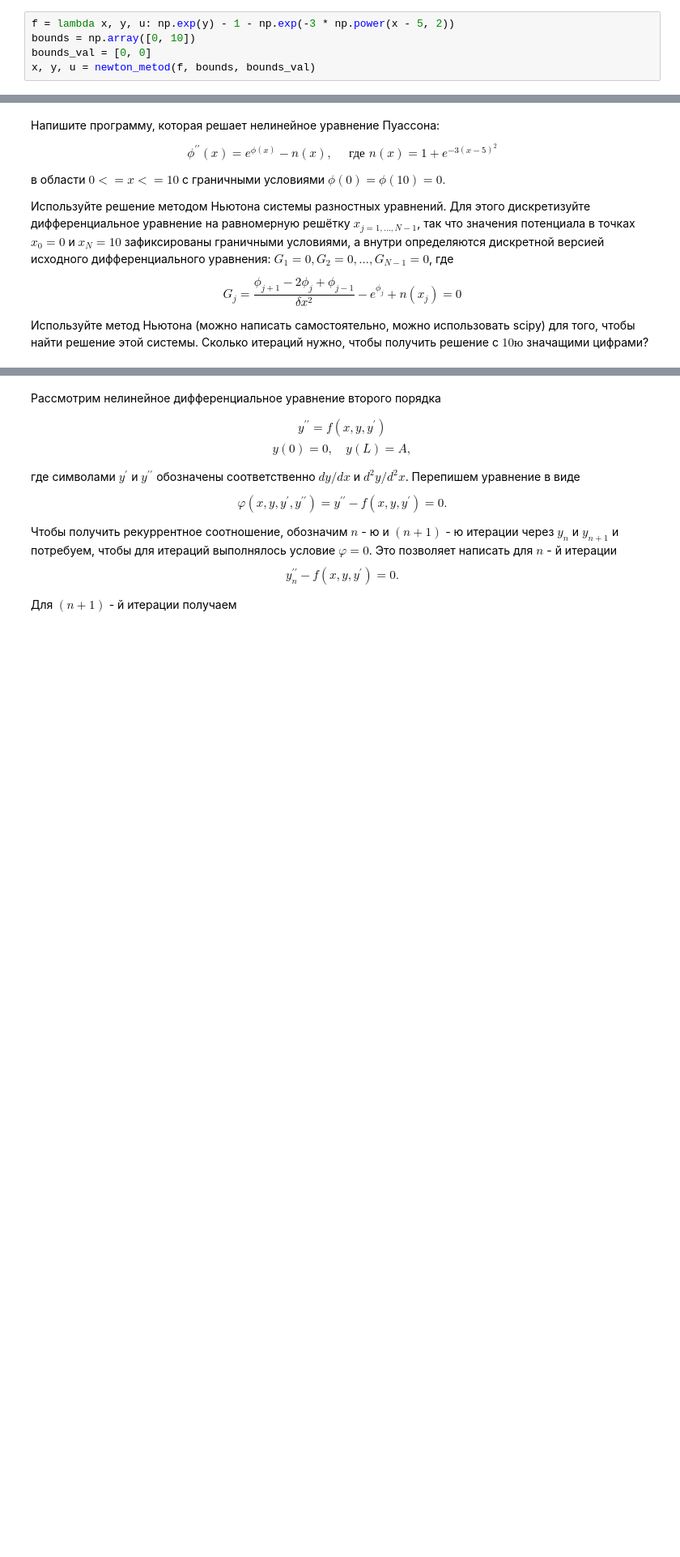
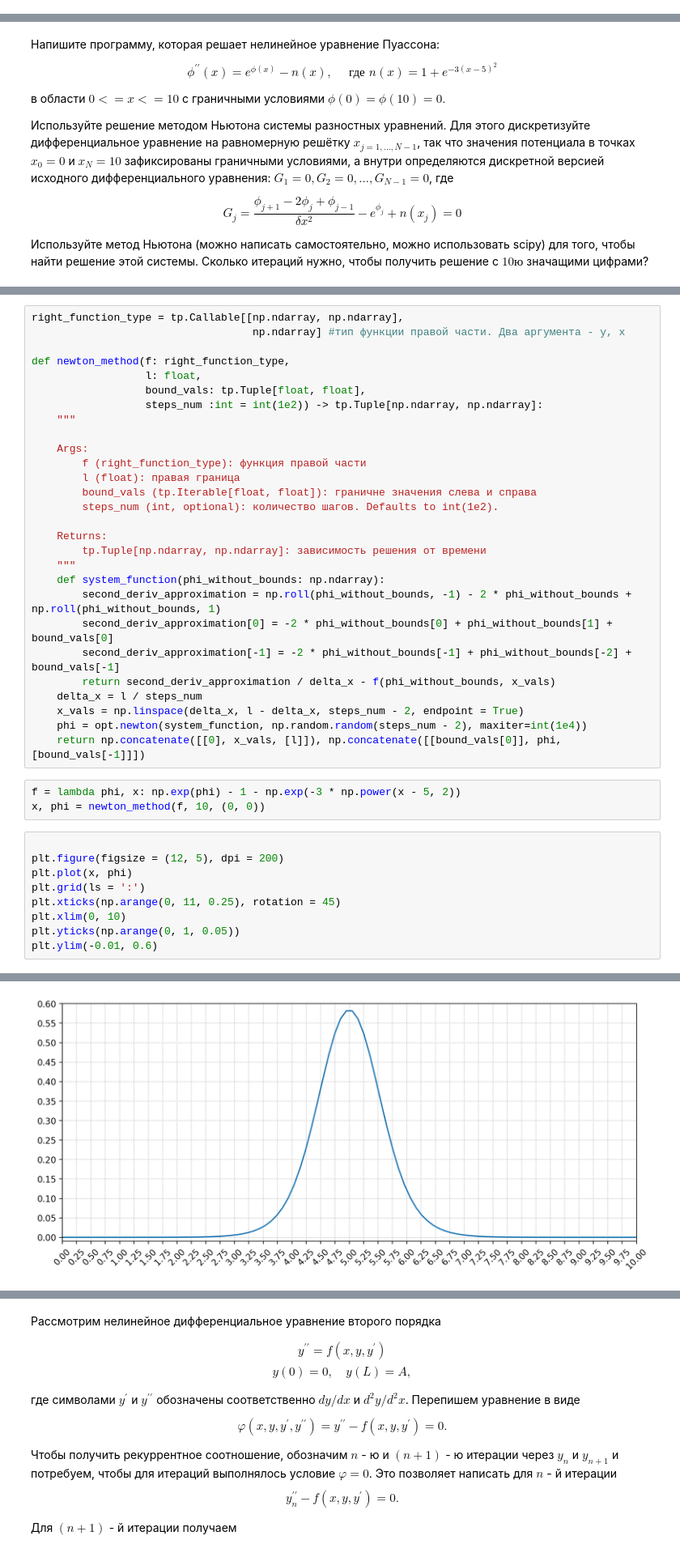
Before and after one commit to ShmakovVladimir/Computational_mathematics_second_sem, a Jupyter notebook: part_2/hw7/Краевые задачи семинар.ipynb, the cells around one changed output, grey strips where cells are left out. Shown at 81% size. Cells and saved outputs as stored; diff of their text form; blank space fills up the shorter version.

```diff
--- a/part_2/hw7/Краевые задачи семинар.ipynb
+++ b/part_2/hw7/Краевые задачи семинар.ipynb
@@ -531,5 +439,0 @@ def newton_metod(f: right_function_type,
-# %%
-f = lambda x, y, u: np.exp(y) - 1 - np.exp(-3 * np.power(x - 5, 2))
-bounds = np.array([0, 10])
-bounds_val = [0, 0]
-x, y, u = newton_metod(f, bounds, bounds_val)
@@ -582,0 +466,41 @@ $$
+# %%
+right_function_type = tp.Callable[[np.ndarray, np.ndarray],
+                                   np.ndarray] #тип функции правой части. Два аргумента - y, x
+
+def newton_method(f: right_function_type,
+                  l: float,
+                  bound_vals: tp.Tuple[float, float],
+                  steps_num :int = int(1e2)) -> tp.Tuple[np.ndarray, np.ndarray]:
+    """
+
+    Args:
+        f (right_function_type): функция правой части
+        l (float): правая граница
+        bound_vals (tp.Iterable[float, float]): граничне значения слева и справа
+        steps_num (int, optional): количество шагов. Defaults to int(1e2).
+
+    Returns:
+        tp.Tuple[np.ndarray, np.ndarray]: зависимость решения от времени
+    """
+    def system_function(phi_without_bounds: np.ndarray):
+        second_deriv_approximation = np.roll(phi_without_bounds, -1) - 2 * phi_without_bounds + np.roll(phi_without_bounds, 1)
+        second_deriv_approximation[0] = -2 * phi_without_bounds[0] + phi_without_bounds[1] + bound_vals[0]
+        second_deriv_approximation[-1] = -2 * phi_without_bounds[-1] + phi_without_bounds[-2] + bound_vals[-1]
+        return second_deriv_approximation / delta_x - f(phi_without_bounds, x_vals)
+    delta_x = l / steps_num
+    x_vals = np.linspace(delta_x, l - delta_x, steps_num - 2, endpoint = True)
+    phi = opt.newton(system_function, np.random.random(steps_num - 2), maxiter=int(1e4))
+    return np.concatenate([[0], x_vals, [l]]), np.concatenate([[bound_vals[0]], phi, [bound_vals[-1]]])
+# %%
+f = lambda phi, x: np.exp(phi) - 1 - np.exp(-3 * np.power(x - 5, 2))
+x, phi = newton_method(f, 10, (0, 0))
+# %%
+
+plt.figure(figsize = (12, 5), dpi = 200)
+plt.plot(x, phi)
+plt.grid(ls = ':')
+plt.xticks(np.arange(0, 11, 0.25), rotation = 45)
+plt.xlim(0, 10)
+plt.yticks(np.arange(0, 1, 0.05))
+plt.ylim(-0.01, 0.6)
+# %% [output]
@@ -583 +508,2 @@ $$
+[figure, added]
 # %% [markdown]
```
Also changed, not shown: parts of 10 cells of this notebook, 5 other files.
